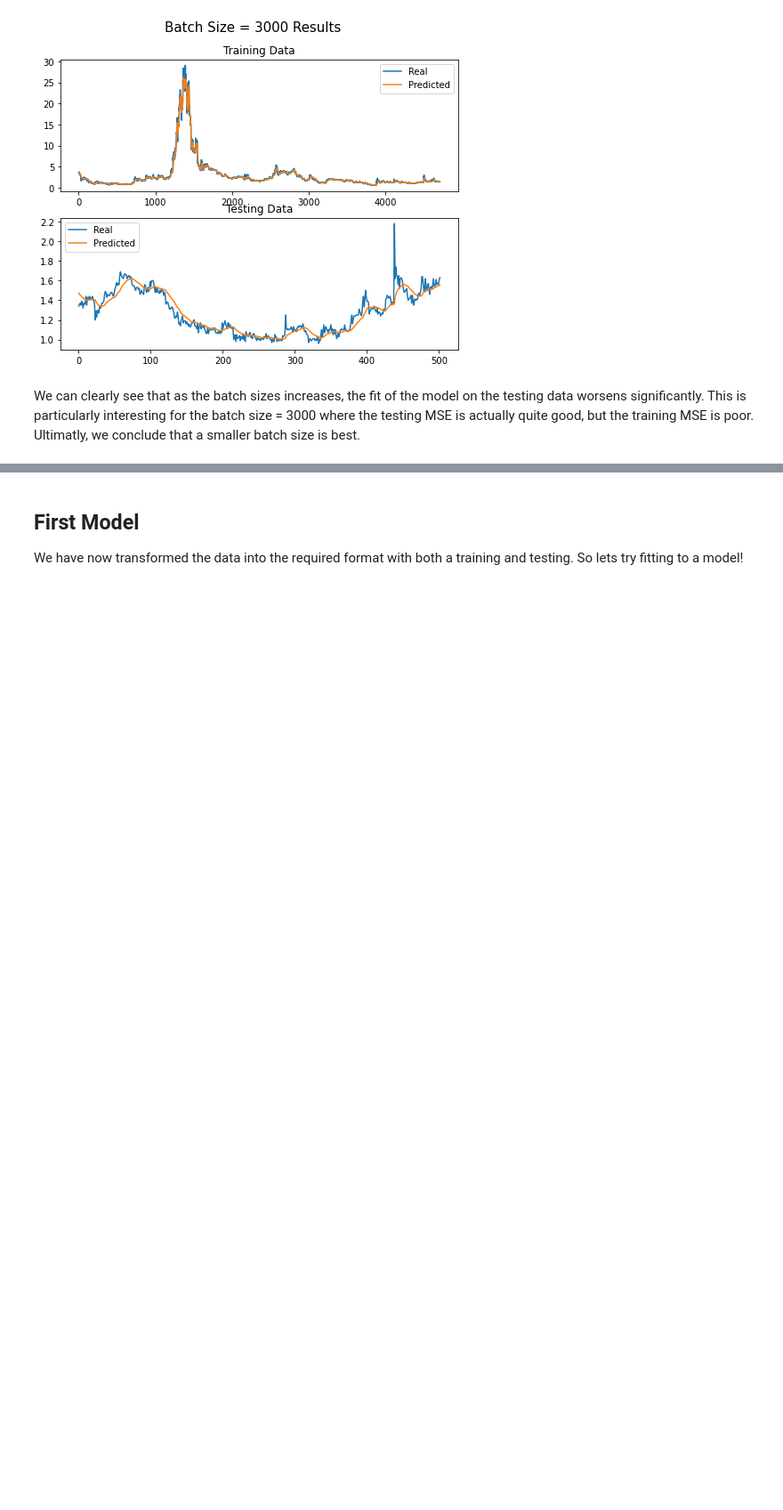
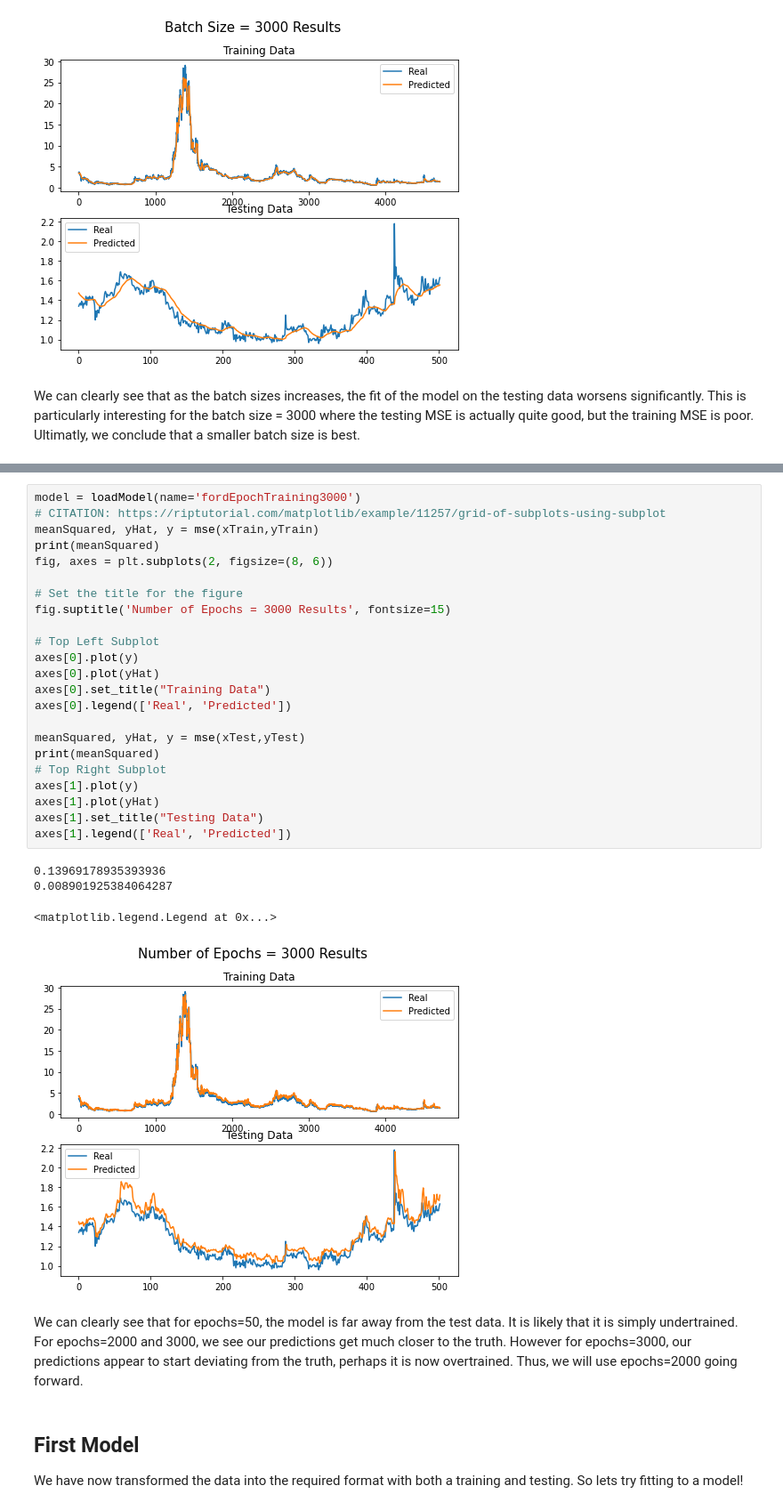
Before and after one commit to avickars/Deep-Learning-Stock-Trading-Model, a Jupyter notebook: neauralNetwork.ipynb, the cells around one changed output, grey strips where cells are left out. Shown at 89% size. Drawn from its saved outputs; the diff is of its cells as text; blank space fills up the shorter version.

```diff
--- a/neauralNetwork.ipynb
+++ b/neauralNetwork.ipynb
@@ -283,3 +349,33 @@ results
+# %%
+model = loadModel(name='fordEpochTraining3000')
+# CITATION: https://riptutorial.com/matplotlib/example/11257/grid-of-subplots-using-subplot
+meanSquared, yHat, y = mse(xTrain,yTrain)
+print(meanSquared)
+fig, axes = plt.subplots(2, figsize=(8, 6))
+
+# Set the title for the figure
+fig.suptitle('Number of Epochs = 3000 Results', fontsize=15)
+
+# Top Left Subplot
+axes[0].plot(y)
+axes[0].plot(yHat)
+axes[0].set_title("Training Data")
+axes[0].legend(['Real', 'Predicted'])
+
+meanSquared, yHat, y = mse(xTest,yTest)
+print(meanSquared)
+# Top Right Subplot
+axes[1].plot(y)
+axes[1].plot(yHat)
+axes[1].set_title("Testing Data")
+axes[1].legend(['Real', 'Predicted'])
+# %% [output]
+0.13969178935393936
+0.008901925384064287
+<matplotlib.legend.Legend at 0x...>
+[figure, added]
+# %% [markdown]
+We can clearly see that for epochs=50, the model is far away from the test data.  It is likely that it is simply undertrained.  For epochs=2000 and 3000, we see our predictions get much closer to the truth.  However for epochs=3000, our predictions appear to start deviating from the truth, perhaps it is now overtrained.  Thus, we will use epochs=2000 going forward.
 # %% [markdown]
 ## First Model
 We have now transformed the data into the required format with both a training and testing.  So lets try fitting to a model!
```
Also changed, not shown: parts of 5 cells of this notebook, 19 other files.
